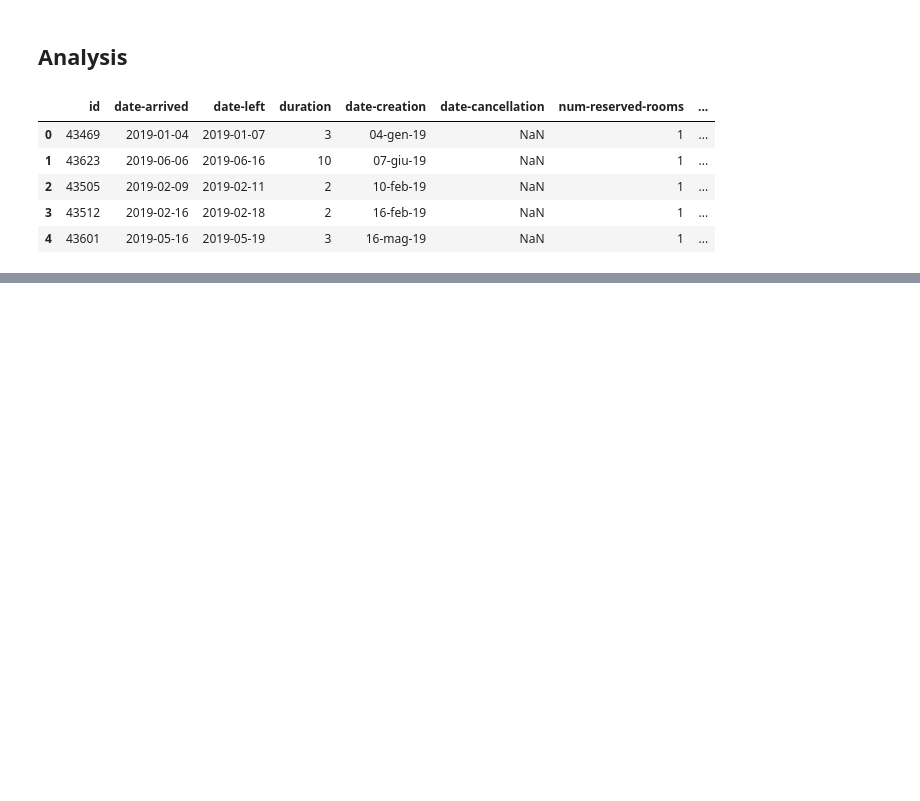
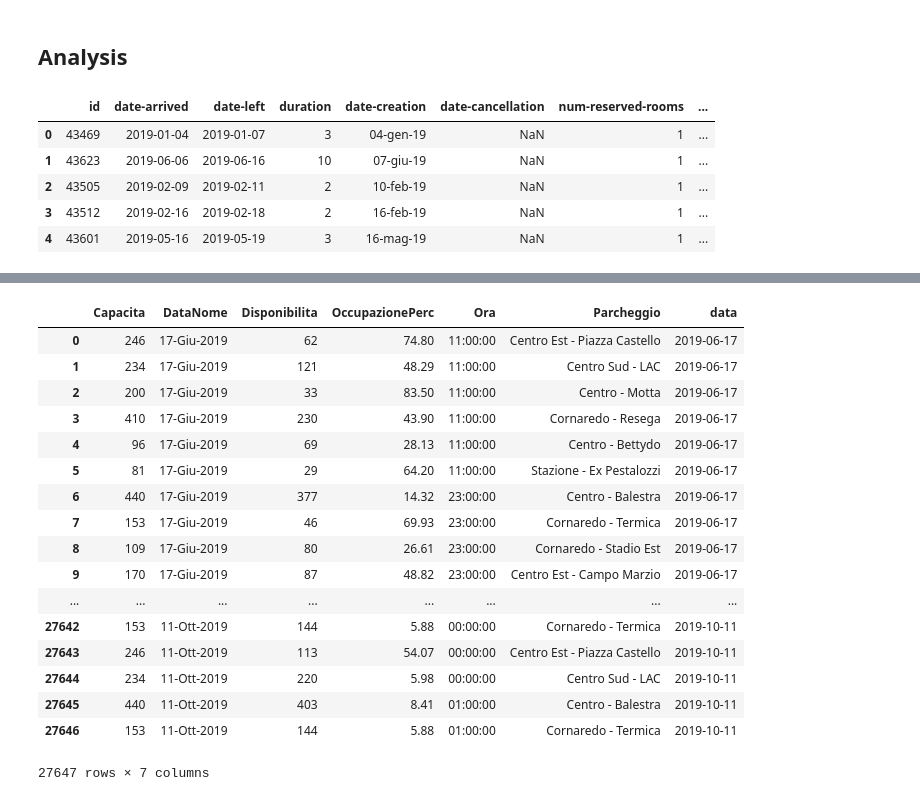
Before and after one commit to AlexandreBellas/USI-Hackathon-2019, a Jupyter notebook: data/analysis/reservations-hotels-lugano.ipynb, the cells around one changed output, grey strips where cells are left out. Saved outputs shown, nothing was run; the diff lists cells and outputs as text; code cells hidden in the pictures; blank space fills up the shorter version.

```diff
--- a/data/analysis/reservations-hotels-lugano.ipynb
+++ b/data/analysis/reservations-hotels-lugano.ipynb
@@ -77,0 +78,21 @@ arrivals.plot(marker='o');
+# %%
+pd.read_json("/Users/abramo/Desktop/usi_hackathon_data/data/city_of_lugano/parking/posteggi.json")
+# %% [output]
+|  | Capacita | DataNome | Disponibilita | OccupazionePerc | Ora | Parcheggio | data |
+| 0 | 246 | 17-Giu-2019 | 62 | 74.80 | 11:00:00 | Centro Est - Piazza Castello | 2019-06-17 |
+| 1 | 234 | 17-Giu-2019 | 121 | 48.29 | 11:00:00 | Centro Sud - LAC | 2019-06-17 |
+| 2 | 200 | 17-Giu-2019 | 33 | 83.50 | 11:00:00 | Centro - Motta | 2019-06-17 |
+| 3 | 410 | 17-Giu-2019 | 230 | 43.90 | 11:00:00 | Cornaredo - Resega | 2019-06-17 |
+| 4 | 96 | 17-Giu-2019 | 69 | 28.13 | 11:00:00 | Centro - Bettydo | 2019-06-17 |
+| 5 | 81 | 17-Giu-2019 | 29 | 64.20 | 11:00:00 | Stazione - Ex Pestalozzi | 2019-06-17 |
+| 6 | 440 | 17-Giu-2019 | 377 | 14.32 | 23:00:00 | Centro - Balestra | 2019-06-17 |
+| 7 | 153 | 17-Giu-2019 | 46 | 69.93 | 23:00:00 | Cornaredo - Termica | 2019-06-17 |
+| 8 | 109 | 17-Giu-2019 | 80 | 26.61 | 23:00:00 | Cornaredo - Stadio Est | 2019-06-17 |
+| 9 | 170 | 17-Giu-2019 | 87 | 48.82 | 23:00:00 | Centro Est - Campo Marzio | 2019-06-17 |
+| ... | ... | ... | ... | ... | ... | ... | ... |
+| 27642 | 153 | 11-Ott-2019 | 144 | 5.88 | 00:00:00 | Cornaredo - Termica | 2019-10-11 |
+| 27643 | 246 | 11-Ott-2019 | 113 | 54.07 | 00:00:00 | Centro Est - Piazza Castello | 2019-10-11 |
+| 27644 | 234 | 11-Ott-2019 | 220 | 5.98 | 00:00:00 | Centro Sud - LAC | 2019-10-11 |
+| 27645 | 440 | 11-Ott-2019 | 403 | 8.41 | 01:00:00 | Centro - Balestra | 2019-10-11 |
+| 27646 | 153 | 11-Ott-2019 | 144 | 5.88 | 01:00:00 | Cornaredo - Termica | 2019-10-11 |
+27647 rows × 7 columns
```
Also changed, not shown: parts of 2 cells of this notebook, 2 other files.
